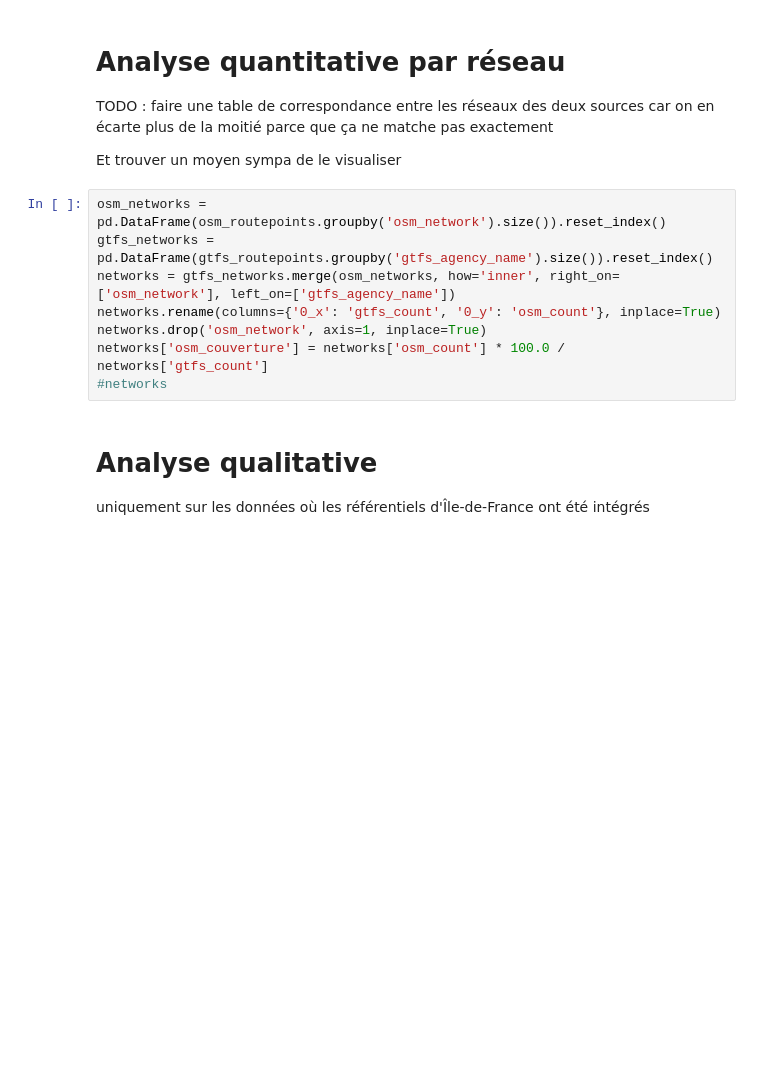
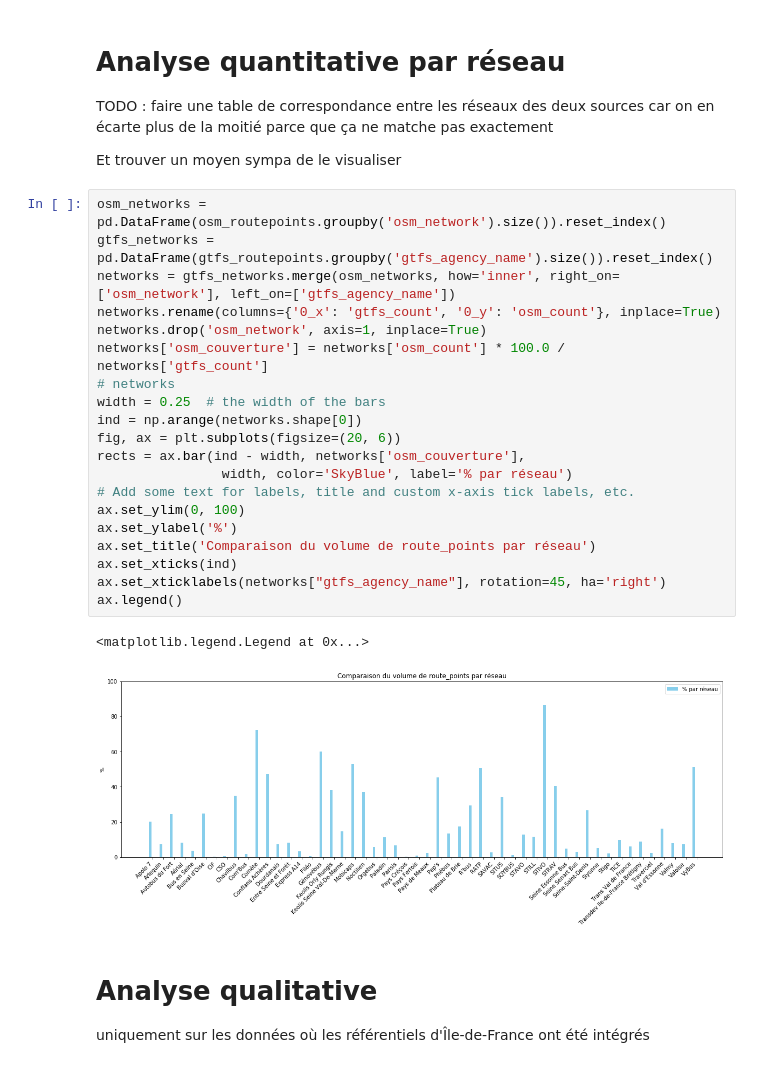
Before and after one commit to Jungle-Bus/ref-fr-STIF, a Jupyter notebook: audit_routepoints/idf_audit.ipynb, the cells around one changed output. Drawn from its saved outputs; the diff is of its cells as text; blank space fills up the shorter version.

```diff
--- a/audit_routepoints/idf_audit.ipynb
+++ b/audit_routepoints/idf_audit.ipynb
@@ -216,11 +216,26 @@ Et trouver un moyen sympa de le visualiser
 # %%
 osm_networks = pd.DataFrame(osm_routepoints.groupby('osm_network').size()).reset_index()
 gtfs_networks = pd.DataFrame(gtfs_routepoints.groupby('gtfs_agency_name').size()).reset_index()
 networks = gtfs_networks.merge(osm_networks, how='inner', right_on=['osm_network'], left_on=['gtfs_agency_name'])
 networks.rename(columns={'0_x': 'gtfs_count', '0_y': 'osm_count'}, inplace=True)
 networks.drop('osm_network', axis=1, inplace=True)
 networks['osm_couverture'] = networks['osm_count'] * 100.0 / networks['gtfs_count']
-#networks
+# networks
+width = 0.25  # the width of the bars
+ind = np.arange(networks.shape[0])
+fig, ax = plt.subplots(figsize=(20, 6))
+rects = ax.bar(ind - width, networks['osm_couverture'],
+                width, color='SkyBlue', label='% par réseau')
+# Add some text for labels, title and custom x-axis tick labels, etc.
+ax.set_ylim(0, 100)
+ax.set_ylabel('%')
+ax.set_title('Comparaison du volume de route_points par réseau')
+ax.set_xticks(ind)
+ax.set_xticklabels(networks["gtfs_agency_name"], rotation=45, ha='right')
+ax.legend()
+# %% [output]
+<matplotlib.legend.Legend at 0x...>
+[figure, added]
 # %% [markdown]
 # Analyse qualitative
 
```
Also changed, not shown: parts of 2 cells of this notebook.
